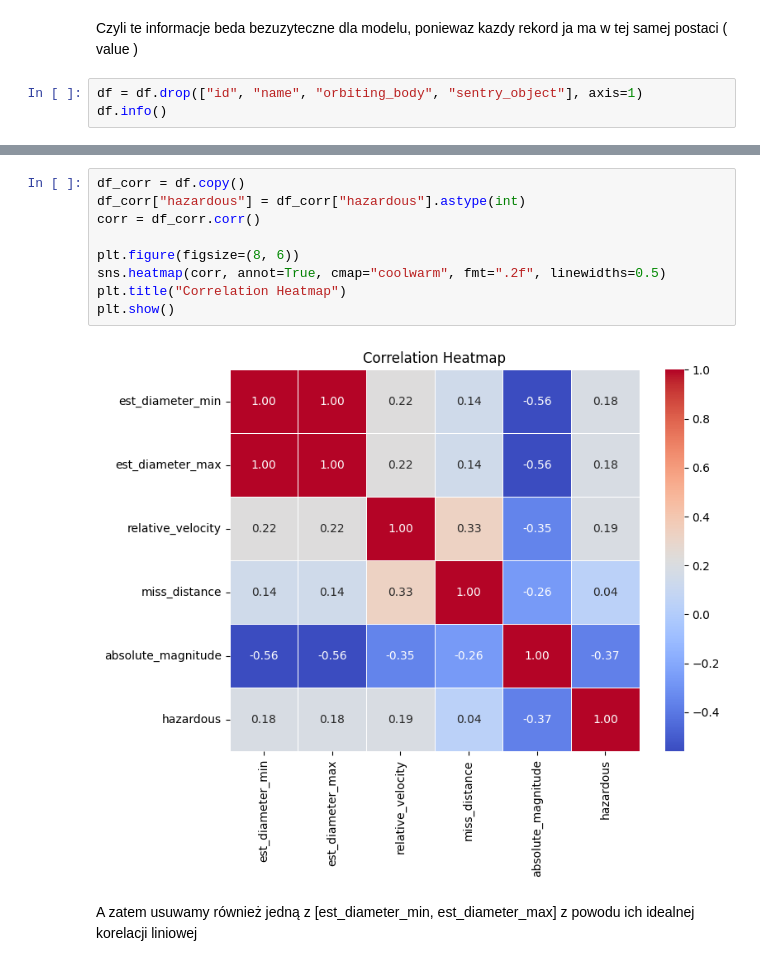
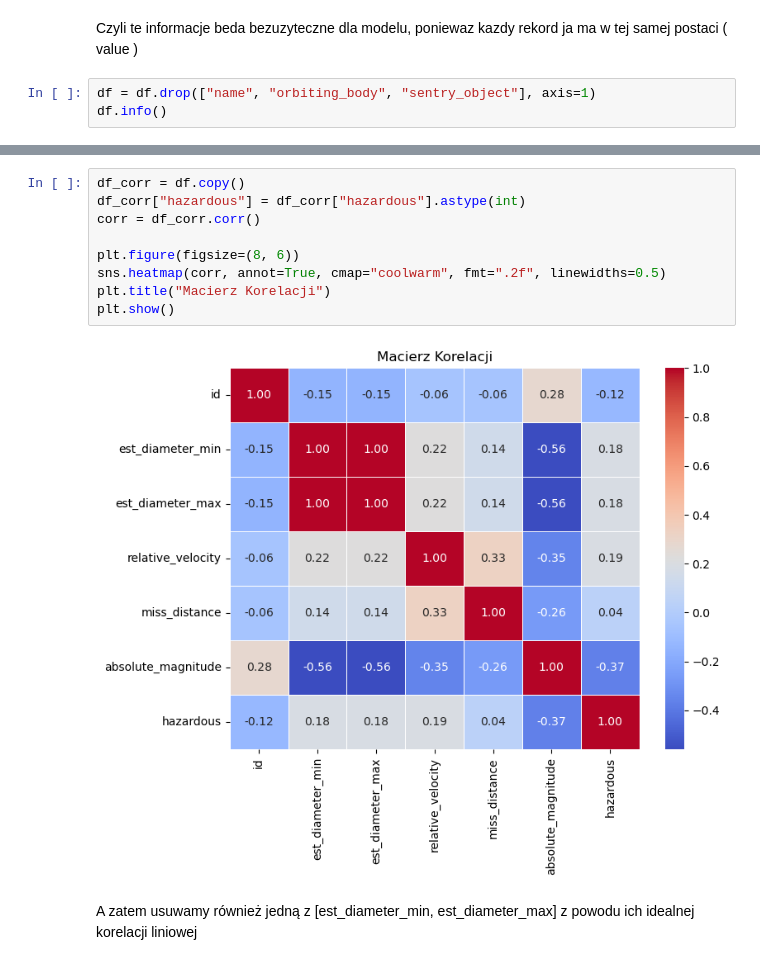
Before and after one commit to Zajecia-na-PWr-LR/lista-4-projekt-grupowy-1, a Jupyter notebook: notebooks/eda.ipynb, the cells around one changed output, grey strips where cells are left out. Drawn from its saved outputs; the diff is of its cells as text.

```diff
--- a/notebooks/eda.ipynb
+++ b/notebooks/eda.ipynb
@@ -80,6 +118,6 @@ print(df["sentry_object"].unique())
 # %% [markdown]
 Czyli te informacje beda bezuzyteczne dla modelu, poniewaz kazdy rekord ja ma w tej samej postaci ( value )
 # %%
-df = df.drop(["id", "name", "orbiting_body", "sentry_object"], axis=1)
+df = df.drop(["name", "orbiting_body", "sentry_object"], axis=1)
 df.info()
 # %% [output]
@@ -125,13 +164,13 @@ Jak widać jest bardzo duży imbalance klas, będzie trzeba skupić na tym uwage
 # %%
 df_corr = df.copy()
 df_corr["hazardous"] = df_corr["hazardous"].astype(int)
 corr = df_corr.corr()
 
 plt.figure(figsize=(8, 6))
 sns.heatmap(corr, annot=True, cmap="coolwarm", fmt=".2f", linewidths=0.5)
-plt.title("Correlation Heatmap")
+plt.title("Macierz Korelacji")
 plt.show()
 # %% [output]
-[figure, old version]
+[figure, new version]
 # %% [markdown]
 A zatem usuwamy również jedną z [est_diameter_min, est_diameter_max] z powodu ich idealnej korelacji liniowej
```
Also changed, not shown: parts of 20 cells of this notebook, 5 other files.
